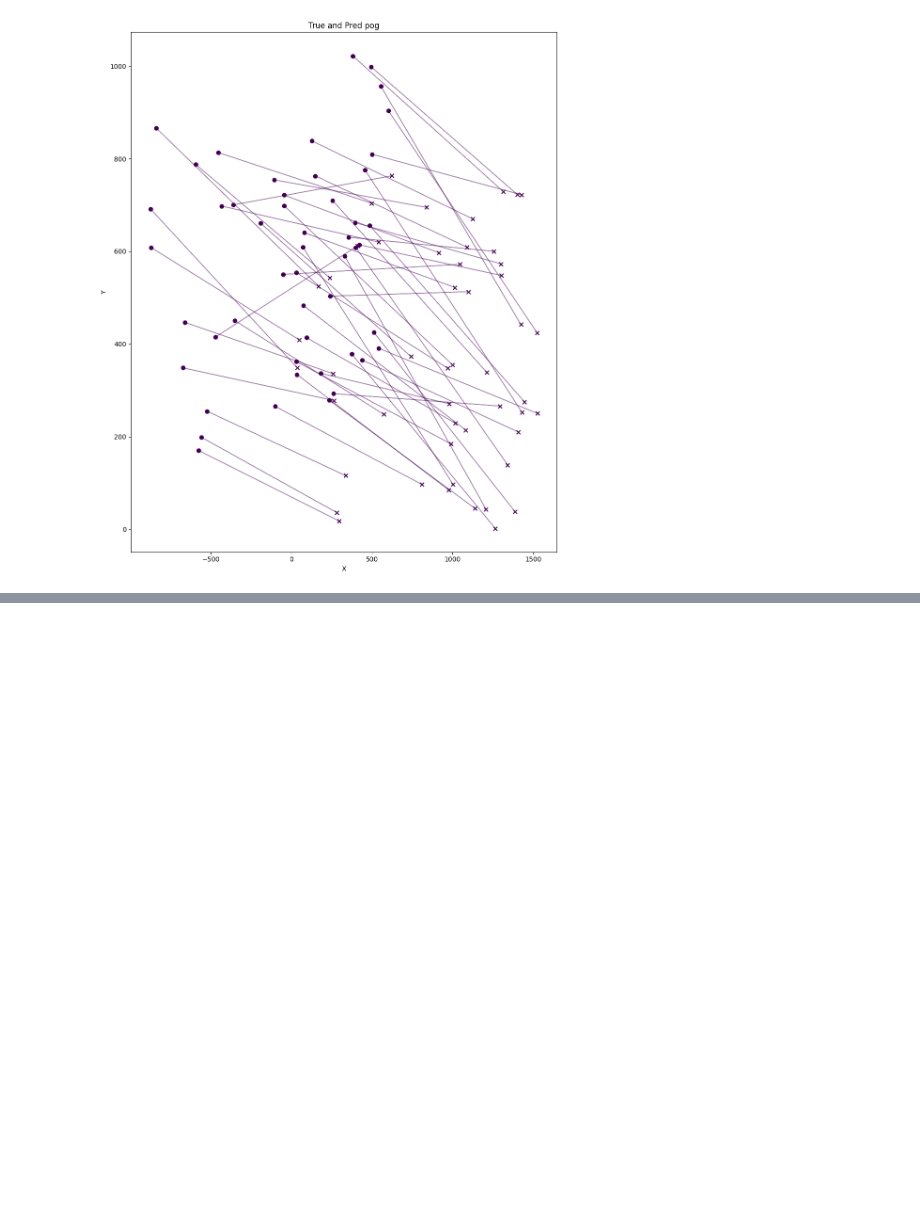
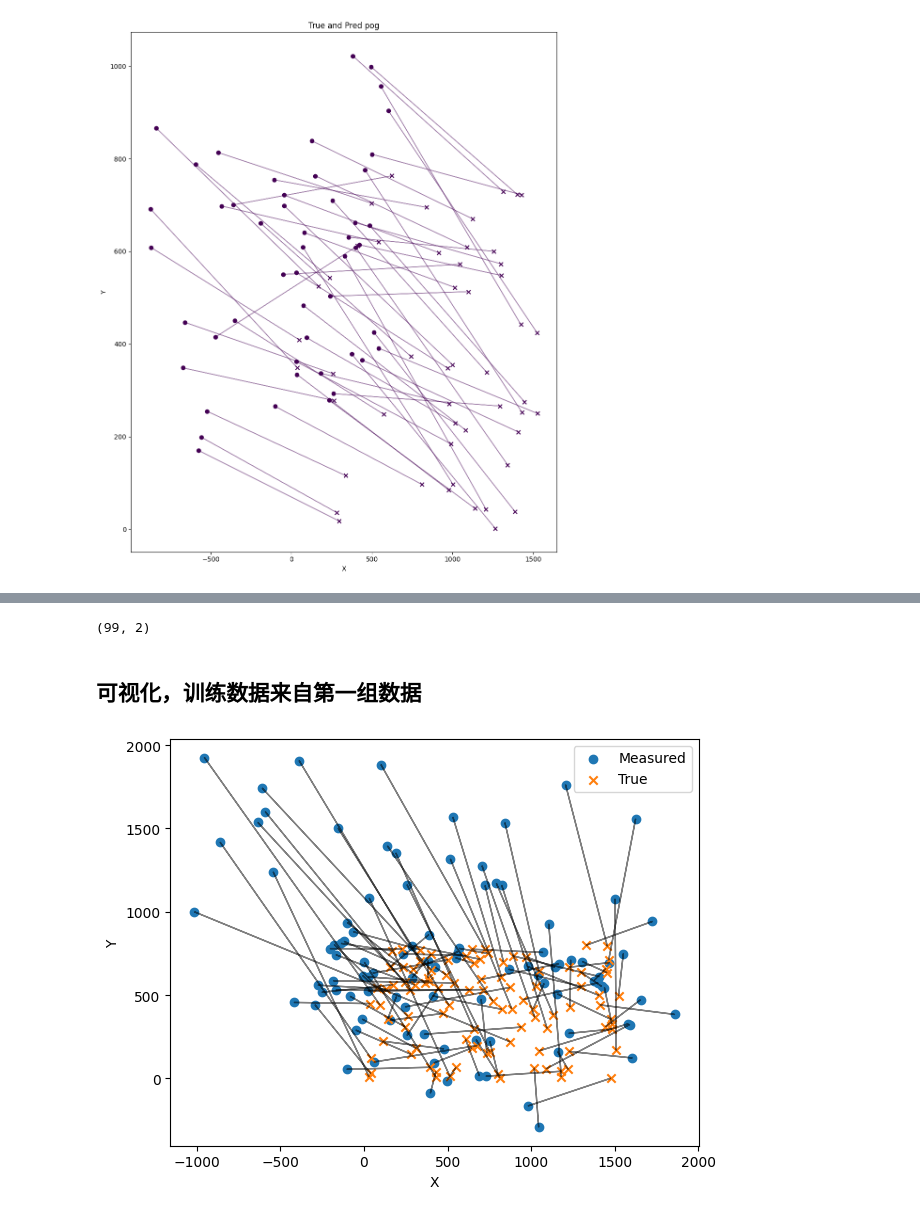
Before and after one commit to OYTubo/GazeNormalization, a Jupyter notebook: analyze.ipynb, the cells around one changed output, grey strips where cells are left out. Saved outputs shown, nothing was run; the diff lists cells and outputs as text; code cells hidden in the pictures; blank space fills up the shorter version.

```diff
--- a/analyze.ipynb
+++ b/analyze.ipynb
@@ -140,0 +208,4 @@ plt.show()
+# %%
+# 这里gtr是认为所有的 ground truth都是可靠的
+gtr = np.mean(ground_truth[0], axis=0)
+print(gtr)
@@ -140,0 +216,17 @@ plt.show()
+# %%
+def scModule_offline(preds,history_pogs,history_preds):
+    refine_pred = []
+    tmp = np.mean(history_preds, axis=0)
+    gtr = np.mean(history_pogs, axis=0)
+    refine_pred = preds - (tmp - gtr)
+    refine_pred = np.asarray(refine_pred)
+    return refine_pred
+# %%
+history_preds = []
+for i in range(8):
+    tmp = []
+    for blink, pred in zip(blinks[i][0],pred_gc_org[i]):
+        if blink == 1:
+            tmp.append(pred)
+    tmp = np.asarray(tmp)
+    history_preds.append(tmp)
@@ -141 +253,26 @@ plt.show()
+# %%
+pred = np.vstack((pred_gc_org[4],pred_gc_org[2]))
+print(pred_gc_org[4].shape)
+refine_pred = scModule_offline(pred,history_preds=history_preds[4], history_pogs=ground_truth[4])
+# %% [output]
+(99, 2)
+# %% [markdown]
+## 可视化，训练数据来自第一组数据
+# %%
+
+tmp_gt = np.vstack((ground_truth[4], ground_truth[2]))
+plt.scatter(refine_pred[:99,0],refine_pred[:99,1], marker='o', label=f'Measured')
+plt.scatter(tmp_gt[:99,0],tmp_gt[:99,1],marker='x', label=f'True')
+for j in range(99):
+    plt.arrow(tmp_gt[j,0], tmp_gt[j,1], refine_pred[j, 0] - tmp_gt[j, 0], refine_pred[j, 1] - tmp_gt[j, 1], alpha=0.5)
+
+#plt.title('True and Measured Face')
+plt.xlabel('X')
+plt.ylabel('Y')
+plt.legend()
+
+plt.tight_layout()
+plt.show()
+# %% [output]
+[figure, added]
 # %%
```
Also changed, not shown: parts of 10 cells of this notebook, 2 other files.
